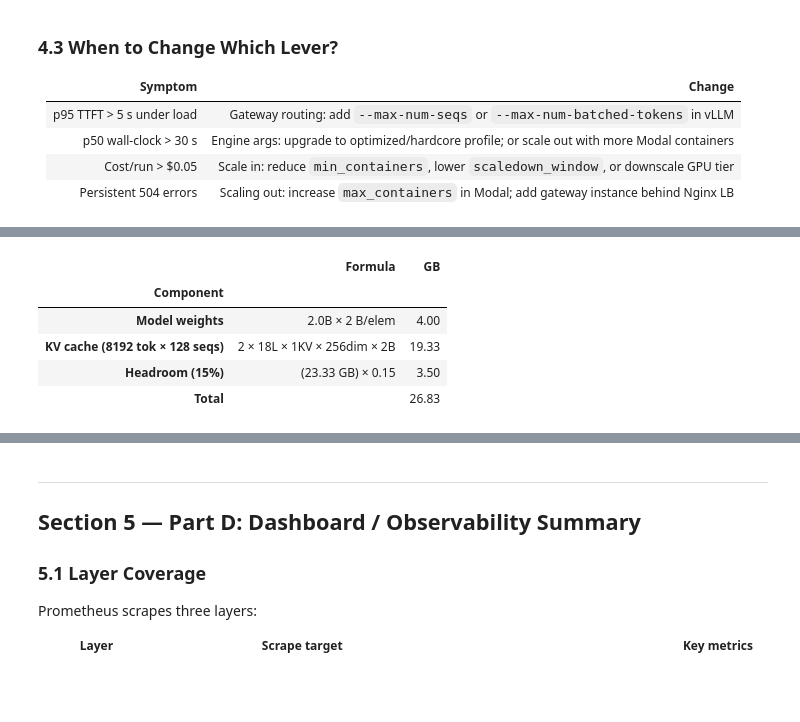
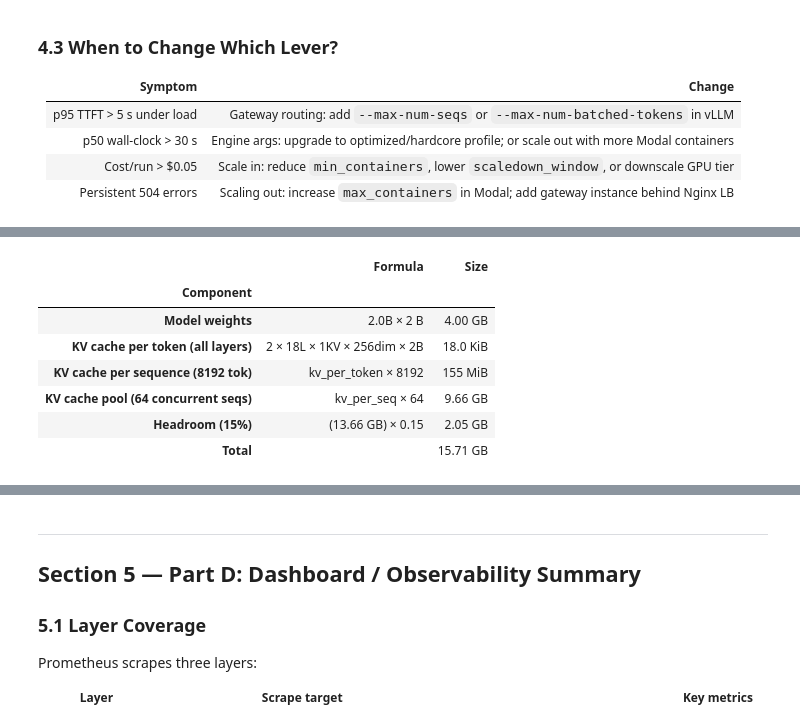
Before and after one commit to IngoTB303/inference-gateway, a Jupyter notebook: submission.ipynb, the cells around one changed output, grey strips where cells are left out. Cells and saved outputs as stored; diff of their text form; code cells hidden in the pictures; blank space fills up the shorter version.

```diff
--- a/submission.ipynb
+++ b/submission.ipynb
@@ -573,46 +466,57 @@ GPU options for Gemma 4 E2B-IT
 # %%
 # ── GPU memory calculator ────────────────────────────────────────────────────
-# Formulas from inference course week 5:
-#   Weight memory:  params_B × bytes_per_element
-#   KV cache/token: 2 × layers × kv_heads × head_dim × bytes_per_element
-#   Total:          (weights + kv_cache) × (1 + headroom_fraction)
+# Per-token KV cache (both K and V, across all transformer layers):
+#     kv_per_token = 2 × layers × kv_heads × head_dim × bytes
+# Per-sequence KV cache:  kv_per_token × max_seq_len
+# Pool size (vLLM block manager): kv_per_seq × max_concurrent_seqs
+# Total VRAM:  weights + pool + headroom
 #
-# Settable parameters — change these to explore different configs:
-num_params_B        = 2.0    # model parameter count in billions (Gemma 4 E2B)
+# Sanity check: a single 8192-token sequence should NOT consume tens of GB;
+# that only happens when the pool holds many concurrent sequences at once.
+
+num_params_B        = 2.0    # Gemma 4 E2B parameter count (billions)
 dtype_bytes         = 2      # 2 = bfloat16/FP16, 1 = FP8/INT8, 4 = FP32
-num_layers          = 18     # transformer layers (Gemma 4 E2B architecture)
-num_kv_heads        = 1      # KV heads after GQA (Gemma 4: single KV head per group)
+num_layers          = 18     # transformer layers (Gemma 4 E2B)
+num_kv_heads        = 1      # KV heads after GQA
 head_dim            = 256    # key/value head dimension
-max_seq_len         = 8192   # max_model_len set in vLLM (matches MAX_MODEL_LEN in modal/*.py)
-max_concurrent_reqs = 128    # --max-num-seqs in vLLM hardcore profile
-headroom_frac       = 0.15   # 15% for CUDA context, framework buffers, sampler warmup
-gpu_vram_gb         = 24.0   # A10G VRAM
+max_seq_len         = 8192   # vLLM --max-model-len
+max_concurrent_reqs = 64     # --max-num-seqs (optimized profile default)
+headroom_frac       = 0.15   # CUDA context + framework buffers + sampler
+gpu_vram_gb         = 24.0   # A10 VRAM
 
 # ── Calculations ─────────────────────────────────────────────────────────────
-weight_gb    = num_params_B * dtype_bytes          # params_B × bytes = GB
-kv_per_token = 2 * num_layers * num_kv_heads * head_dim * dtype_bytes
-kv_total_gb  = kv_per_token * max_seq_len * max_concurrent_reqs / 1e9
-subtotal_gb  = weight_gb + kv_total_gb
-total_gb     = subtotal_gb * (1 + headroom_frac)
-remaining_gb = gpu_vram_gb - total_gb
-fits         = total_gb <= gpu_vram_gb
+weight_gb      = num_params_B * dtype_bytes           # params_B × bytes per elem
+kv_per_token_B = 2 * num_layers * num_kv_heads * head_dim * dtype_bytes   # bytes
+kv_per_seq_gb  = kv_per_token_B * max_seq_len / 1e9                        # one full sequence
+kv_pool_gb     = kv_per_seq_gb * max_concurrent_reqs                       # vLLM pool
+subtotal_gb    = weight_gb + kv_pool_gb
+total_gb       = subtotal_gb * (1 + headroom_frac)
+remaining_gb   = gpu_vram_gb - total_gb
+fits           = total_gb <= gpu_vram_gb
 
-# ── Display ──────────────────────────────────────────────────────────────────
 calc_df = pd.DataFrame([
     {"Component": "Model weights",
-     "Formula": f"{num_params_B}B × {dtype_bytes} B/elem",
-     "GB": round(weight_gb, 2)},
-    {"Component": f"KV cache ({max_seq_len} tok × {max_concurrent_reqs} seqs)",
+     "Formula": f"{num_params_B}B × {dtype_bytes} B",
+     "Size": f"{weight_gb:.2f} GB"},
+    {"Component": "KV cache per token (all layers)",
      "Formula": f"2 × {num_layers}L × {num_kv_heads}KV × {head_dim}dim × {dtype_bytes}B",
-     "GB": round(kv_total_gb, 2)},
+     "Size": f"{kv_per_token_B/1024:.1f} KiB"},
+    {"Component": f"KV cache per sequence ({max_seq_len} tok)",
+     "Formula": f"kv_per_token × {max_seq_len}",
+     "Size": f"{kv_per_seq_gb*1024:.0f} MiB"},
+    {"Component": f"KV cache pool ({max_concurrent_reqs} concurrent seqs)",
+     "Formula": f"kv_per_seq × {max_concurrent_reqs}",
+     "Size": f"{kv_pool_gb:.2f} GB"},
     {"Component": f"Headroom ({headroom_frac*100:.0f}%)",
      "Formula": f"({subtotal_gb:.2f} GB) × {headroom_frac}",
-     "GB": round(subtotal_gb * headroom_frac, 2)},
-    {"Component": "Total", "Formula": "", "GB": round(total_gb, 2)},
+     "Size": f"{subtotal_gb*headroom_frac:.2f} GB"},
+    {"Component": "Total",
+     "Formula": "",
+     "Size": f"{total_gb:.2f} GB"},
 ]).set_index("Component")
 
 verdict = (
-    f"✅  Fits on A10G ({remaining_gb:.1f} GB free)"
+    f"✅  Fits on A10 ({remaining_gb:.1f} GB free)"
     if fits else
     f"❌  Does NOT fit ({-remaining_gb:.1f} GB over budget)"
 )
@@ -622,5 +526,7 @@ display(HTML(
     f"max_model_len={max_seq_len}, {max_concurrent_reqs} concurrent seqs</h4>"
 ))
 display(calc_df)
-print(f"GPU: A10G {gpu_vram_gb} GB VRAM  →  {verdict}")
+print(f"GPU: A10 {gpu_vram_gb} GB VRAM  →  {verdict}")
+print(f"Note: a *single* 8192-token sequence uses only {kv_per_seq_gb*1024:.0f} MiB of KV cache;")
+print(f"      the {kv_pool_gb:.1f} GB pool reflects {max_concurrent_reqs} concurrent sequences.")
 # %% [output]
@@ -628,6 +534,8 @@ GPU memory estimate — 2.0B params (bfloat16), max_model_len=8192, 128 concurre
-|  | Formula | GB |
+|  | Formula | Size |
 | Component |  |  |
-| Model weights | 2.0B × 2 B/elem | 4.00 |
-| KV cache (8192 tok × 128 seqs) | 2 × 18L × 1KV × 256dim × 2B | 19.33 |
-| Headroom (15%) | (23.33 GB) × 0.15 | 3.50 |
-| Total |  | 26.83 |
+| Model weights | 2.0B × 2 B | 4.00 GB |
+| KV cache per token (all layers) | 2 × 18L × 1KV × 256dim × 2B | 18.0 KiB |
+| KV cache per sequence (8192 tok) | kv_per_token × 8192 | 155 MiB |
+| KV cache pool (64 concurrent seqs) | kv_per_seq × 64 | 9.66 GB |
+| Headroom (15%) | (13.66 GB) × 0.15 | 2.05 GB |
+| Total |  | 15.71 GB |
```
Also changed, not shown: parts of 13 cells of this notebook, 16 other files.
